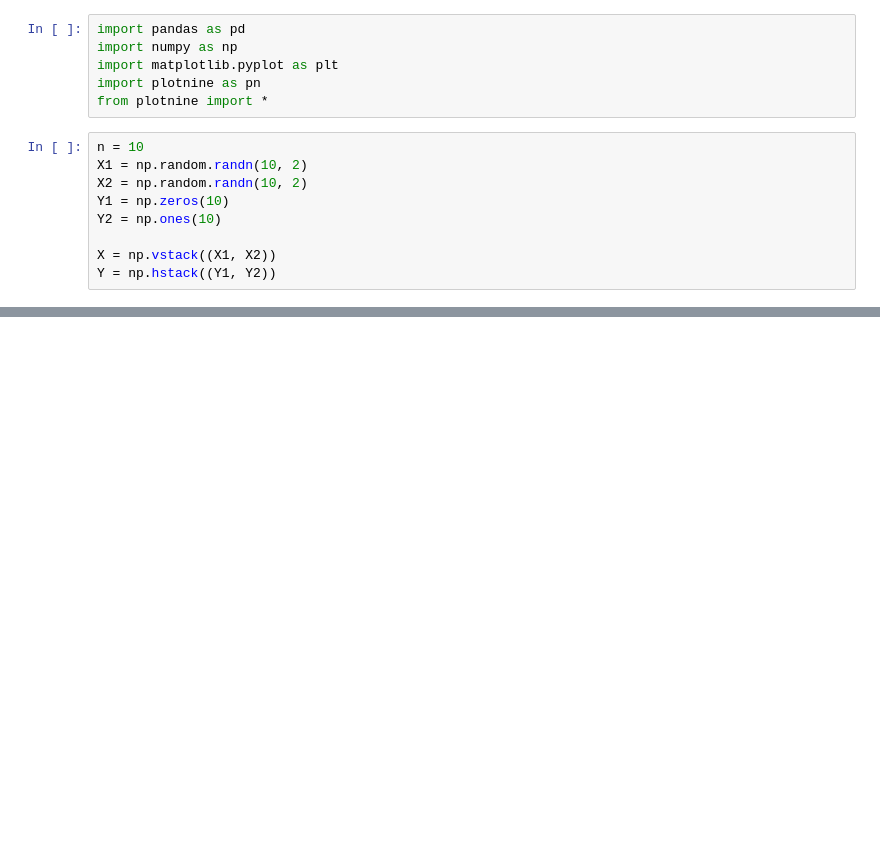
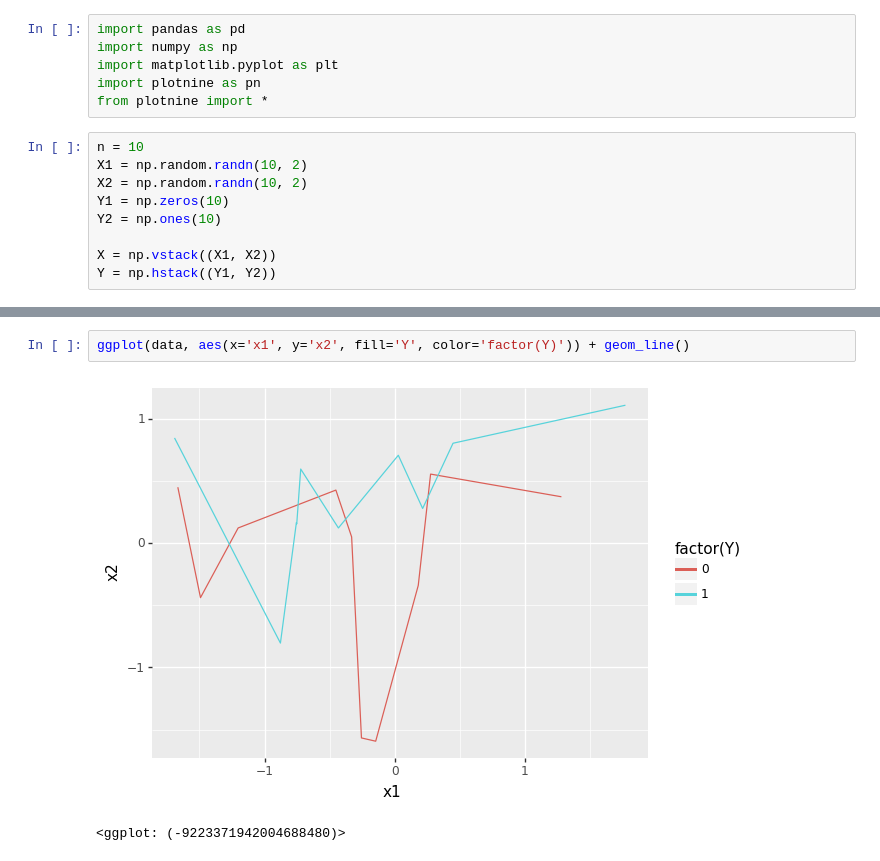
Before and after one commit to bpodq/AI, a Jupyter notebook: some_test/demo_ggplot.ipynb, the cells around one changed output, grey strips where cells are left out. Cells and saved outputs as stored; diff of their text form; blank space fills up the shorter version.

```diff
--- a/some_test/demo_ggplot.ipynb
+++ b/some_test/demo_ggplot.ipynb
@@ -69 +74,6 @@ ggplot(data, aes('x1', 'x2', fill='Y', color='Y')) + geom_point(size=3)
+# %%
+ggplot(data, aes(x='x1', y='x2', fill='Y', color='factor(Y)')) + geom_line()
+# %% [output]
+[figure, added]
+<ggplot: (-9223371942004688480)>
 # %%
```
Also changed, not shown: parts of 10 cells of this notebook.
